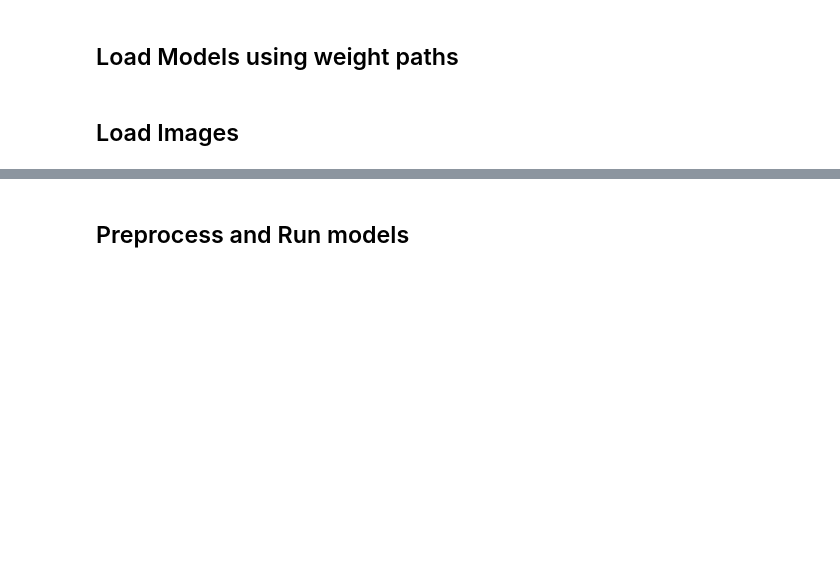
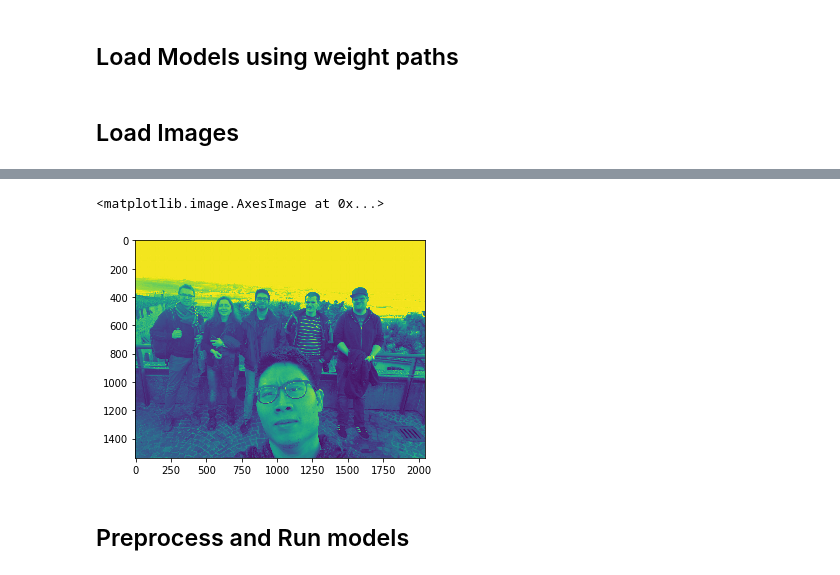
Before and after one commit to peacej/CADL, a Jupyter notebook: Gender_Face_classification.ipynb, the cells around one changed output, grey strips where cells are left out. Drawn from its saved outputs; the diff is of its cells as text; code cells hidden in the pictures; blank space fills up the shorter version.

```diff
--- a/Gender_Face_classification.ipynb
+++ b/Gender_Face_classification.ipynb
@@ -96,3 +121,8 @@ gray_image = gray_image.astype('uint8')
+# %%
+plt.imshow(gray_image)
+# %% [output]
+<matplotlib.image.AxesImage at 0x...>
+[figure, added]
 # %% [markdown]
 ## Preprocess and Run models
 # %%
```
Also changed, not shown: parts of 12 cells of this notebook, 7 other files.
